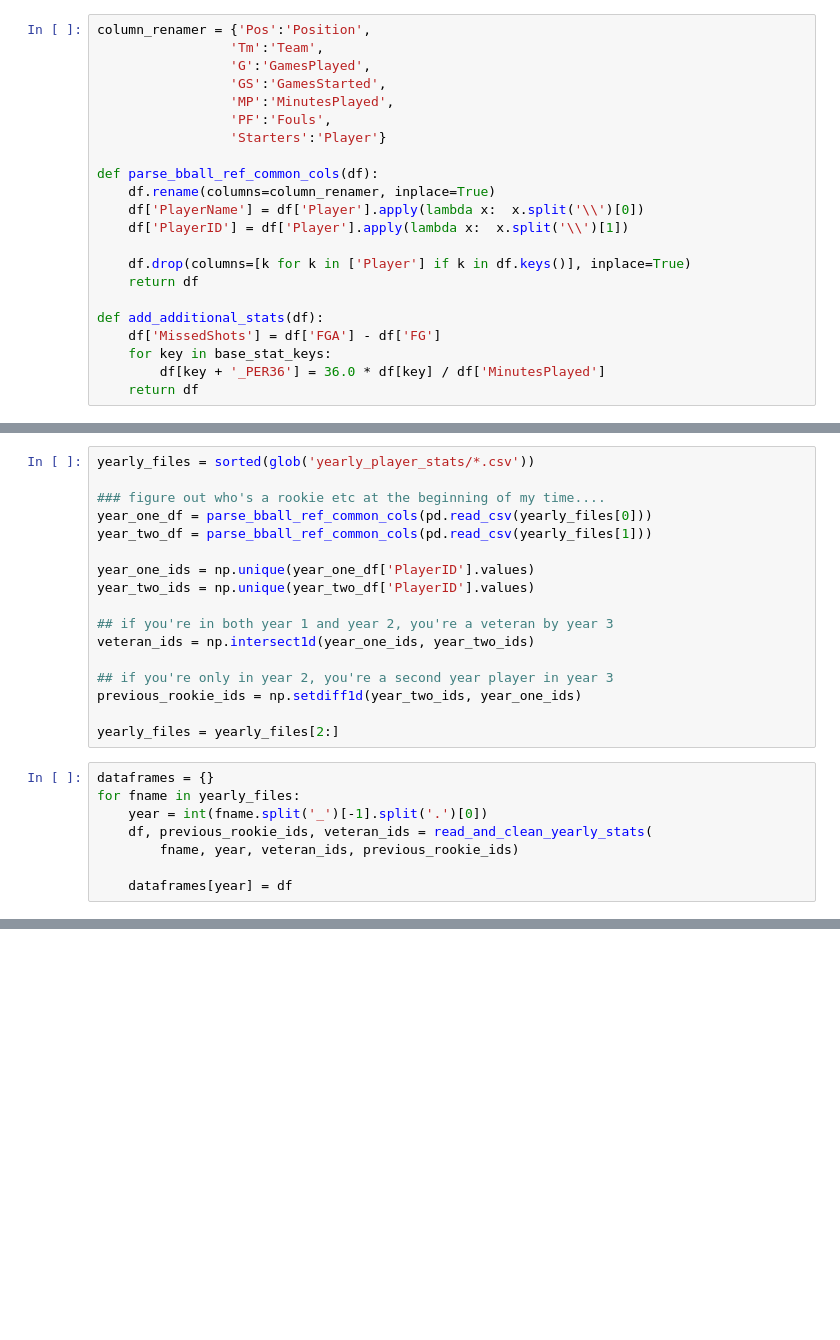
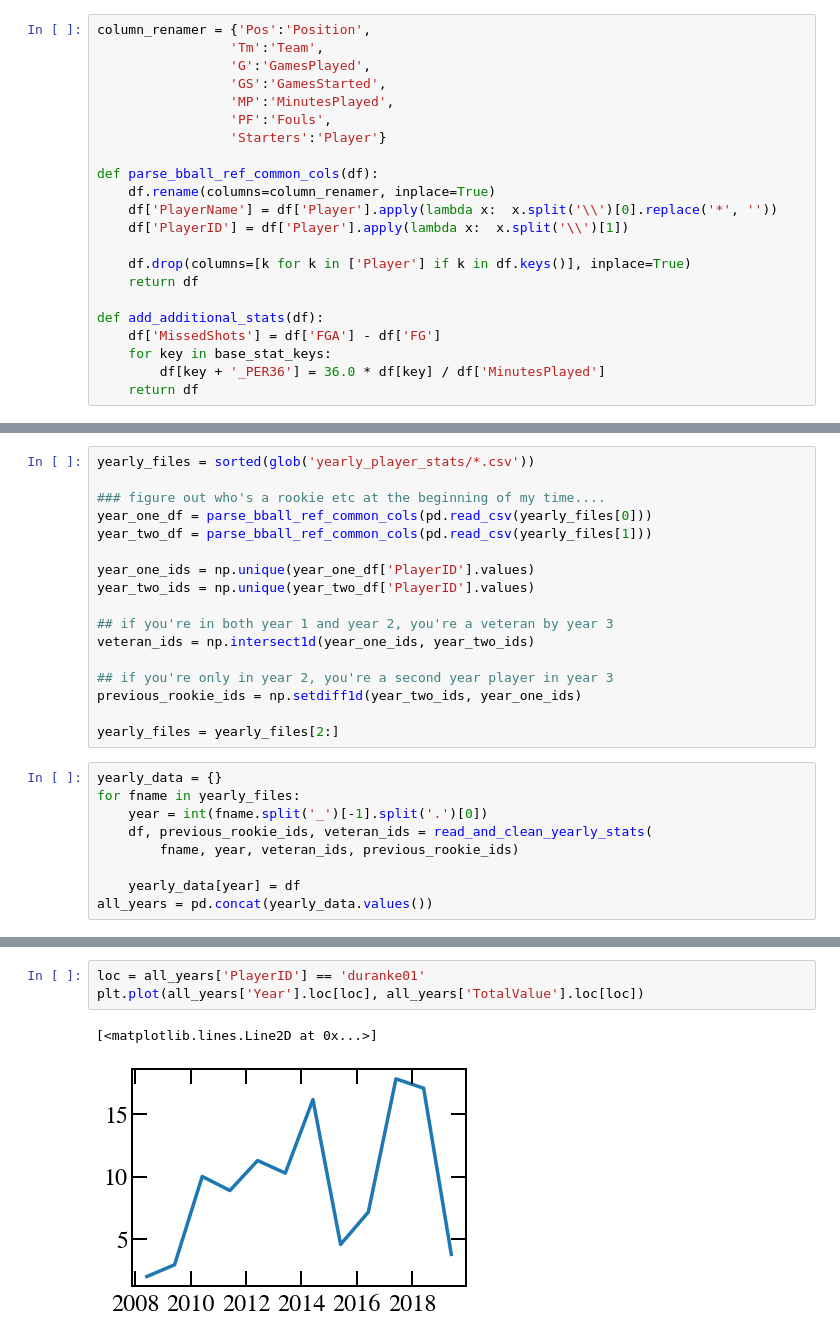
Before and after one commit to fagan2888/nba_stats, a Jupyter notebook: data_cleaning.ipynb, the cells around one changed output, grey strips where cells are left out. Drawn from its saved outputs; the diff is of its cells as text; blank space fills up the shorter version.

Commit message:
fixed some bugs.  notebook reads and scores _all_ the data now!

```diff
--- a/data_cleaning.ipynb
+++ b/data_cleaning.ipynb
@@ -127,7 +128,7 @@ column_renamer = {'Pos':'Position',
 
 def parse_bball_ref_common_cols(df):
     df.rename(columns=column_renamer, inplace=True)
-    df['PlayerName'] = df['Player'].apply(lambda x:  x.split('\\')[0])
+    df['PlayerName'] = df['Player'].apply(lambda x:  x.split('\\')[0].replace('*', ''))
     df['PlayerID'] = df['Player'].apply(lambda x:  x.split('\\')[1])
 
     df.drop(columns=[k for k in ['Player'] if k in df.keys()], inplace=True)
@@ -434,10 +467,11 @@ previous_rookie_ids = np.setdiff1d(year_two_ids, year_one_ids)
 
 yearly_files = yearly_files[2:]
 # %%
-dataframes = {}
+yearly_data = {}
 for fname in yearly_files:
     year = int(fname.split('_')[-1].split('.')[0])
     df, previous_rookie_ids, veteran_ids = read_and_clean_yearly_stats(
         fname, year, veteran_ids, previous_rookie_ids)
 
-    dataframes[year] = df
+    yearly_data[year] = df
+all_years = pd.concat(yearly_data.values())
@@ -443,0 +487,6 @@ for fname in yearly_files:
+# %%
+loc = all_years['PlayerID'] == 'duranke01'
+plt.plot(all_years['Year'].loc[loc], all_years['TotalValue'].loc[loc])
+# %% [output]
+[<matplotlib.lines.Line2D at 0x...>]
+[figure, added]
```
Also changed, not shown: parts of 4 cells of this notebook, 1 other file.
